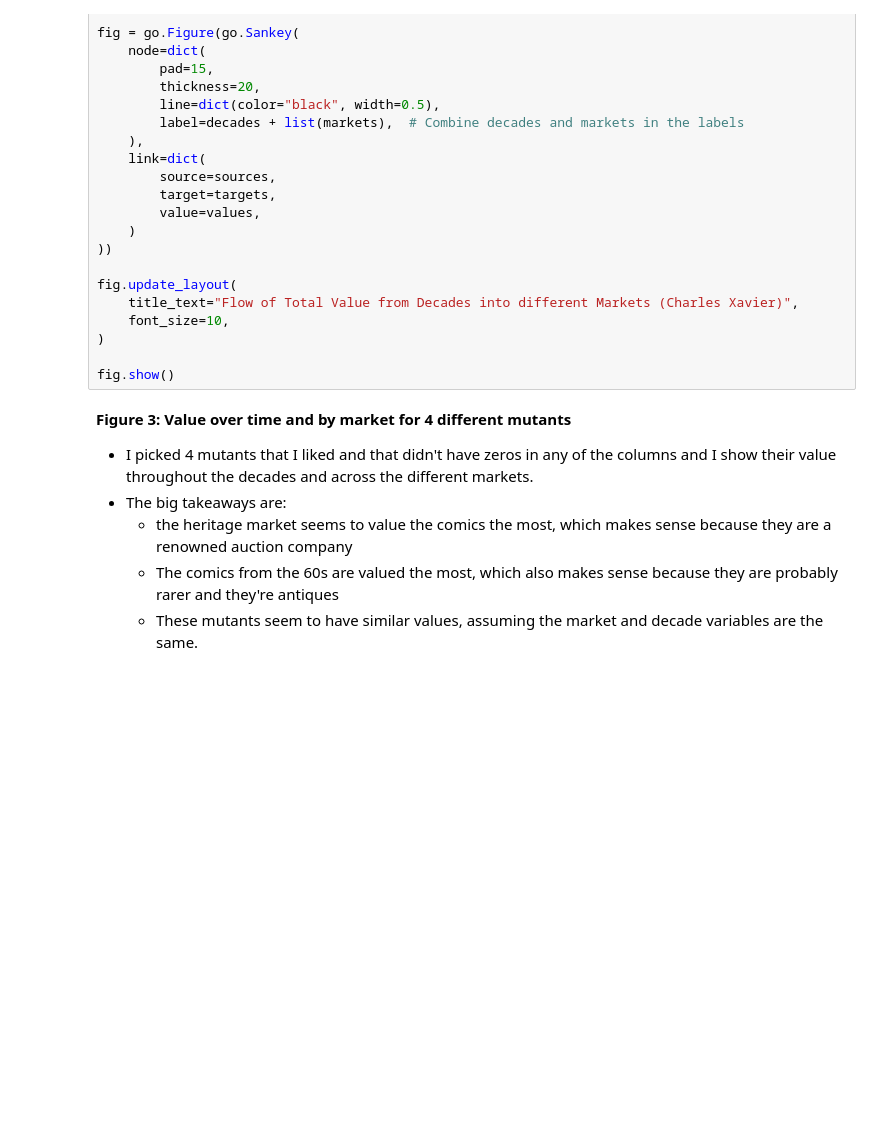
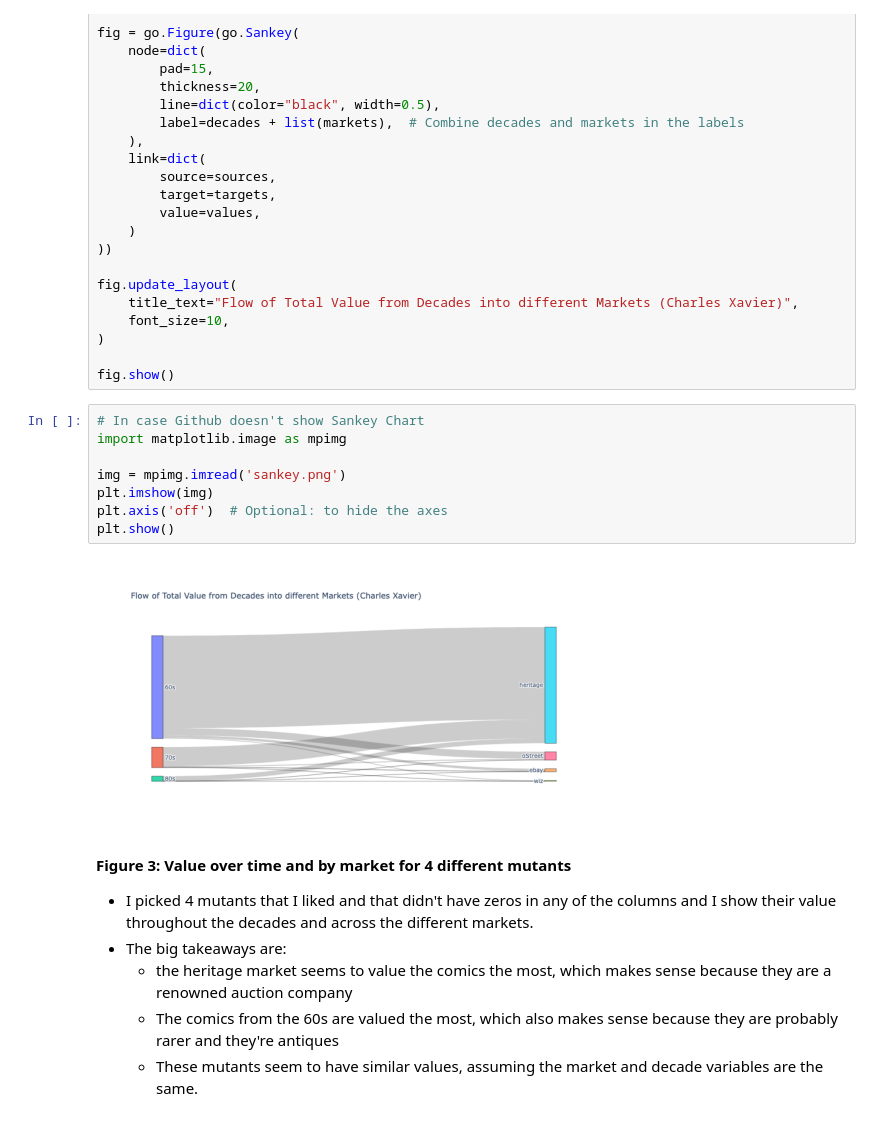
Before and after one commit to mmccoll03/MCCOLLUM-Data-Science-Portfolio, a Jupyter notebook: TidyData-Project/tidy_mutants.ipynb, the cells around one changed output. Saved outputs shown, nothing was run; the diff lists cells and outputs as text; blank space fills up the shorter version.

```diff
--- a/TidyData-Project/tidy_mutants.ipynb
+++ b/TidyData-Project/tidy_mutants.ipynb
@@ -332,6 +332,16 @@ fig.update_layout(
 )
 
 fig.show()
+# %%
+# In case Github doesn't show Sankey Chart
+import matplotlib.image as mpimg
+
+img = mpimg.imread('sankey.png')
+plt.imshow(img)
+plt.axis('off')  # Optional: to hide the axes
+plt.show()
+# %% [output]
+[figure, added]
 # %% [markdown]
 **Figure 3: Value over time and by market for 4 different mutants**
 
```
Also changed, not shown: 1 other file.
